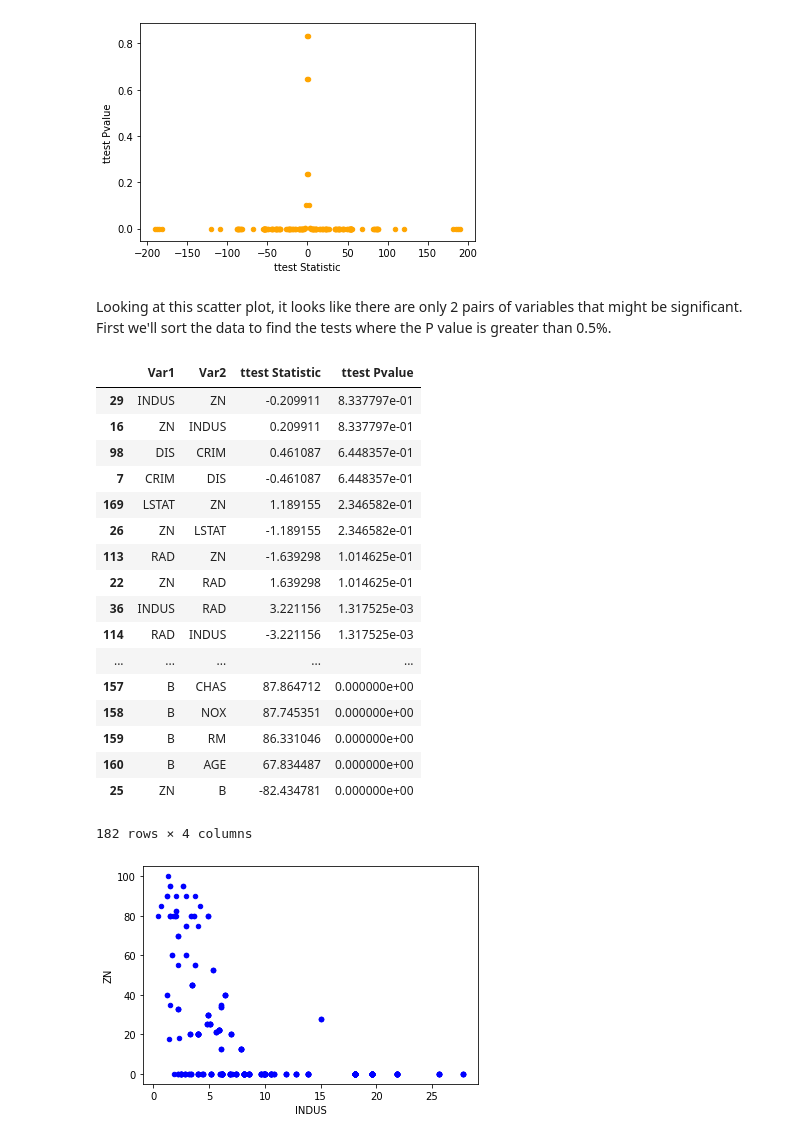
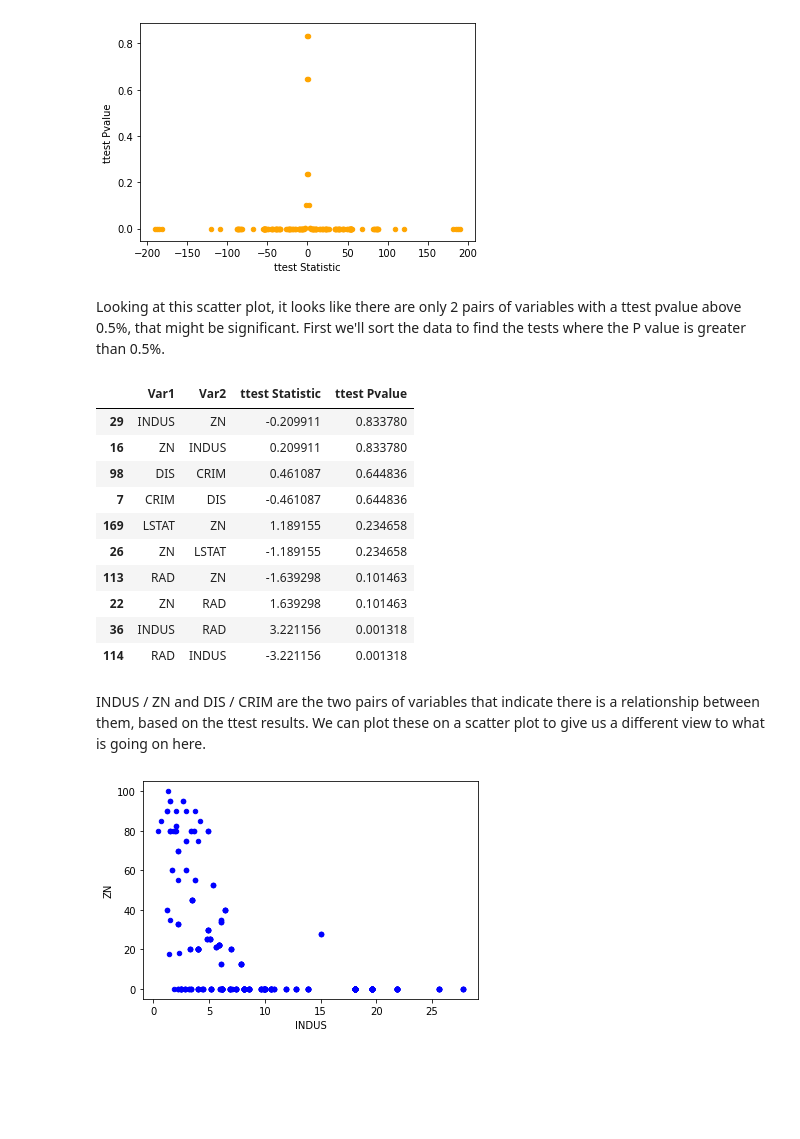
Before and after one commit to MKelly1303/52954_Project_2019, a Jupyter notebook: 52954_Project_Notebook.ipynb, the cells around one changed output. Drawn from its saved outputs; the diff is of its cells as text; code cells hidden in the pictures; blank space fills up the shorter version.

```diff
--- a/52954_Project_Notebook.ipynb
+++ b/52954_Project_Notebook.ipynb
@@ -295,28 +290,23 @@ plt.show()
 # %% [output]
 [figure]
 # %% [markdown]
-Looking at this scatter plot, it looks like there are only 2 pairs of variables that might be significant. First we'll sort the data to find the tests where the P value is greater than 0.5%.
+Looking at this scatter plot, it looks like there are only 2 pairs of variables with a ttest pvalue above 0.5%, that might be significant. First we'll sort the data to find the tests where the P value is greater than 0.5%.
 # %%
-df_results.sort_values(by='ttest Pvalue', ascending=False)
+df_results.sort_values(by='ttest Pvalue', ascending=False).head(10)
 # %% [output]
 |  | Var1 | Var2 | ttest Statistic | ttest Pvalue |
-| 29 | INDUS | ZN | -0.209911 | 8.337797e-01 |
-| 16 | ZN | INDUS | 0.209911 | 8.337797e-01 |
-| 98 | DIS | CRIM | 0.461087 | 6.448357e-01 |
-| 7 | CRIM | DIS | -0.461087 | 6.448357e-01 |
-| 169 | LSTAT | ZN | 1.189155 | 2.346582e-01 |
-| 26 | ZN | LSTAT | -1.189155 | 2.346582e-01 |
-| 113 | RAD | ZN | -1.639298 | 1.014625e-01 |
-| 22 | ZN | RAD | 1.639298 | 1.014625e-01 |
-| 36 | INDUS | RAD | 3.221156 | 1.317525e-03 |
-| 114 | RAD | INDUS | -3.221156 | 1.317525e-03 |
-| ... | ... | ... | ... | ... |
-| 157 | B | CHAS | 87.864712 | 0.000000e+00 |
-| 158 | B | NOX | 87.745351 | 0.000000e+00 |
-| 159 | B | RM | 86.331046 | 0.000000e+00 |
-| 160 | B | AGE | 67.834487 | 0.000000e+00 |
-| 25 | ZN | B | -82.434781 | 0.000000e+00 |
+| 29 | INDUS | ZN | -0.209911 | 0.833780 |
+| 16 | ZN | INDUS | 0.209911 | 0.833780 |
+| 98 | DIS | CRIM | 0.461087 | 0.644836 |
+| 7 | CRIM | DIS | -0.461087 | 0.644836 |
+| 169 | LSTAT | ZN | 1.189155 | 0.234658 |
+| 26 | ZN | LSTAT | -1.189155 | 0.234658 |
+| 113 | RAD | ZN | -1.639298 | 0.101463 |
+| 22 | ZN | RAD | 1.639298 | 0.101463 |
+| 36 | INDUS | RAD | 3.221156 | 0.001318 |
+| 114 | RAD | INDUS | -3.221156 | 0.001318 |
-182 rows × 4 columns
+# %% [markdown]
+INDUS / ZN and DIS / CRIM are the two pairs of variables that indicate there is a relationship between them, based on the ttest results. We can plot these on a scatter plot to give us a different view to what is going on here.
 # %%
 df.plot(kind='scatter',x='INDUS',y='ZN',color='blue')
 plt.show()
```
Also changed, not shown: parts of 16 cells of this notebook, 1 other file.
